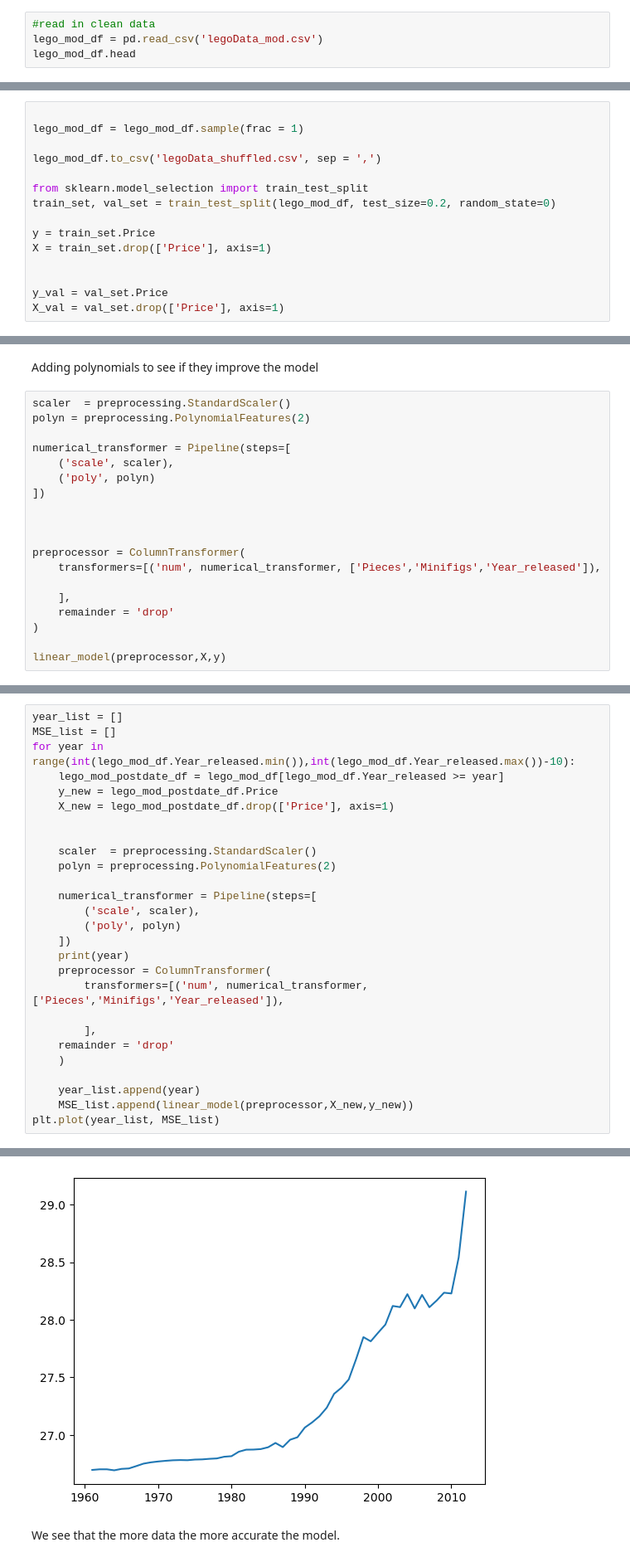
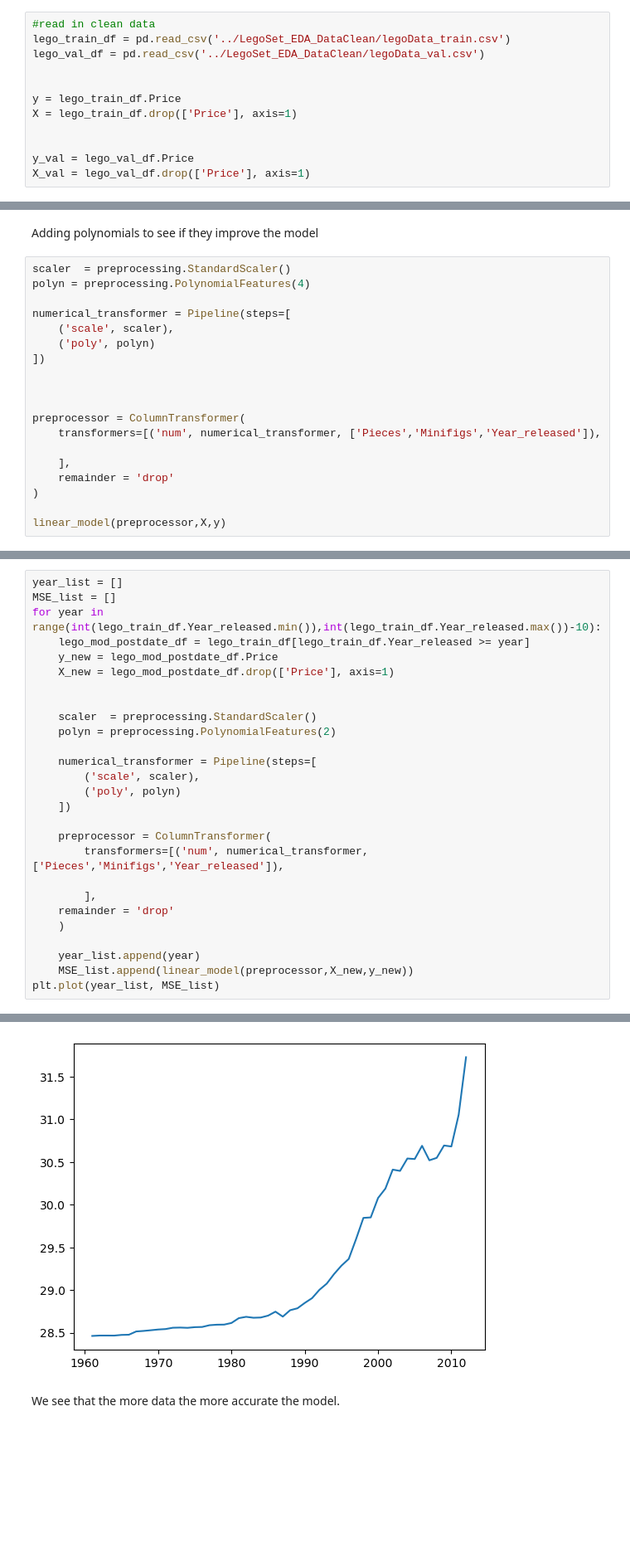
Before and after one commit to Conor020591/LegoSet_LinearRegression, a Jupyter notebook: LegoSet_LinearRegression.ipynb, the cells around one changed output, grey strips where cells are left out. Shown: that part at 83% size. Cells and saved outputs as stored; diff of their text form; blank space fills up the shorter version.

Commit message:
Changed input data format for consistency and reran.

```diff
--- a/LegoSet_LinearRegression.ipynb
+++ b/LegoSet_LinearRegression.ipynb
@@ -29,4 +29,12 @@ Here we import the data generated from the LegoEDA project.
 # %%
 #read in clean data
-lego_mod_df = pd.read_csv('legoData_mod.csv')
-lego_mod_df.head
+lego_train_df = pd.read_csv('../LegoSet_EDA_DataClean/legoData_train.csv')
+lego_val_df = pd.read_csv('../LegoSet_EDA_DataClean/legoData_val.csv')
+
+
+y = lego_train_df.Price
+X = lego_train_df.drop(['Price'], axis=1)
+
+
+y_val = lego_val_df.Price
+X_val = lego_val_df.drop(['Price'], axis=1)
@@ -82,18 +41,3 @@ also going to shuffle the dataset and saved the shuffled set for use in other pr
-# %%
-
-lego_mod_df = lego_mod_df.sample(frac = 1)
-
-lego_mod_df.to_csv('legoData_shuffled.csv', sep = ',')
-
-from sklearn.model_selection import train_test_split
-train_set, val_set = train_test_split(lego_mod_df, test_size=0.2, random_state=0)
-
-y = train_set.Price
-X = train_set.drop(['Price'], axis=1)
-
-
-y_val = val_set.Price
-X_val = val_set.drop(['Price'], axis=1)
 # %% [markdown]
 ## Define model function
 Here I define a function that reads in the preprocessor and the data itself.
@@ -174,7 +115,7 @@ mean RMSE: train = 28.228475952466475, test = 28.321059959505135
 Adding polynomials to see if they improve the model
 # %%
 scaler  = preprocessing.StandardScaler()
-polyn = preprocessing.PolynomialFeatures(2)
+polyn = preprocessing.PolynomialFeatures(4)
 
 numerical_transformer = Pipeline(steps=[
     ('scale', scaler),
@@ -199,8 +142,8 @@ I am going to graph the RMSE of the data vs cutout year below. (I exclude the la
 # %%
 year_list = []
 MSE_list = []
-for year in range(int(lego_mod_df.Year_released.min()),int(lego_mod_df.Year_released.max())-10):
-    lego_mod_postdate_df = lego_mod_df[lego_mod_df.Year_released >= year]
+for year in range(int(lego_train_df.Year_released.min()),int(lego_train_df.Year_released.max())-10):
+    lego_mod_postdate_df = lego_train_df[lego_train_df.Year_released >= year]
     y_new = lego_mod_postdate_df.Price
     X_new = lego_mod_postdate_df.drop(['Price'], axis=1)
 
@@ -212,7 +155,7 @@ for year in range(int(lego_mod_df.Year_released.min()),int(lego_mod_df.Year_rele
         ('scale', scaler),
         ('poly', polyn)
     ])
-    print(year)
+
     preprocessor = ColumnTransformer(
         transformers=[('num', numerical_transformer, ['Pieces','Minifigs','Year_released']),
 
@@ -245,4 +171,4 @@ mean RMSE: train = 29.112416547756652, test = 29.5293264194817
-[figure, old version]
+[figure, new version]
 # %% [markdown]
 We see that the more data the more accurate the model.
 # %%
```
Also changed, not shown: parts of 18 cells of this notebook.
